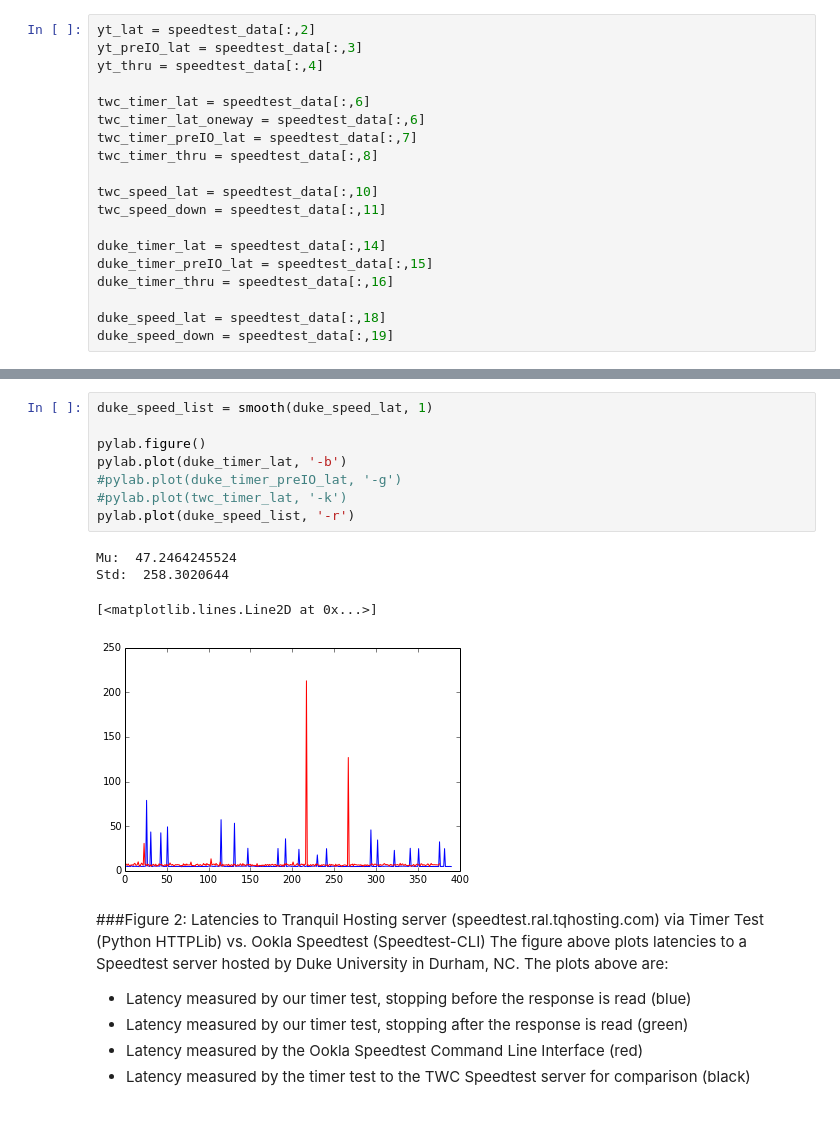
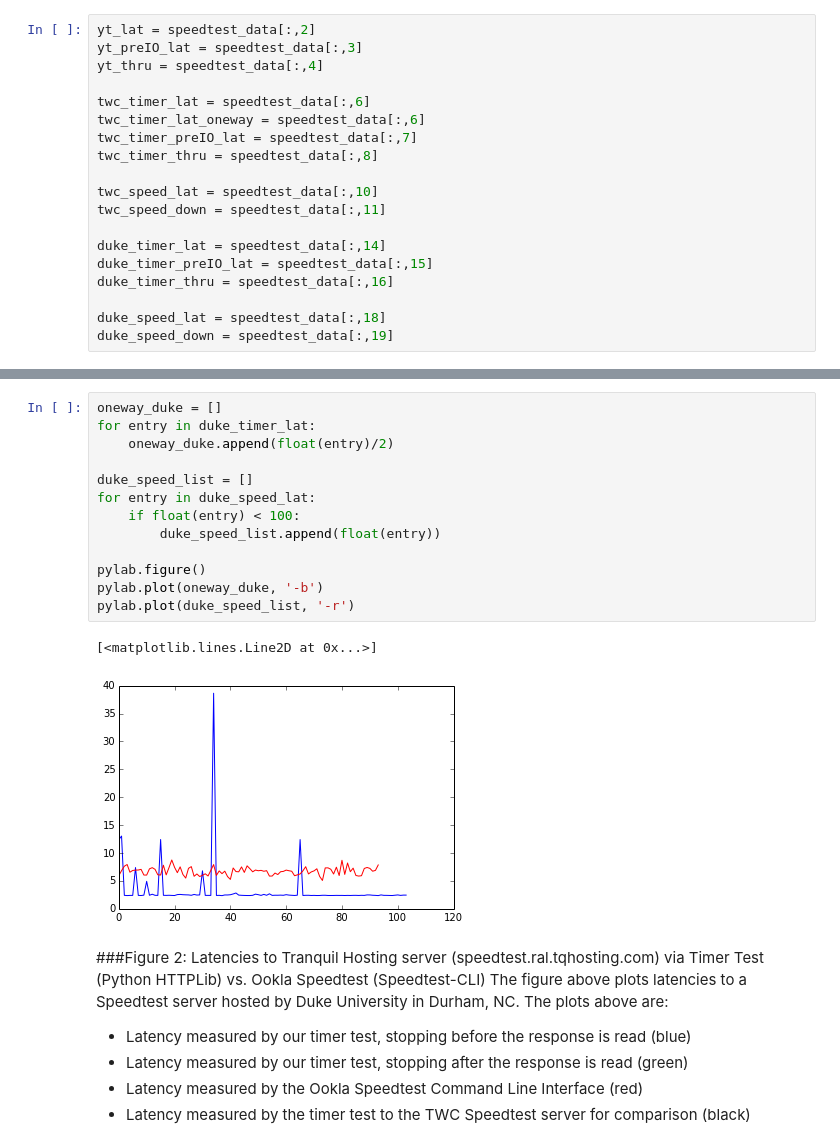
Before and after one commit to amirunpri2018/net-score, a Jupyter notebook: notebooks/Duke_test_data.ipynb, the cells around one changed output, grey strips where cells are left out. Cells and saved outputs as stored; diff of their text form; blank space fills up the shorter version.

```diff
--- a/notebooks/Duke_test_data.ipynb
+++ b/notebooks/Duke_test_data.ipynb
@@ -85,16 +85,19 @@ We notice that the latencies measured by the Ookla Speedtest-CLI are consistentl
-# %%
-duke_speed_list = smooth(duke_speed_lat, 1)
-
-pylab.figure()
-pylab.plot(duke_timer_lat, '-b')
-#pylab.plot(duke_timer_preIO_lat, '-g')
-#pylab.plot(twc_timer_lat, '-k')
-pylab.plot(duke_speed_list, '-r')
-# %% [output]
-Mu:  47.2464245524
-Std:  258.3020644
-[<matplotlib.lines.Line2D at 0x...>]
-[figure, removed]
+# %%
+oneway_duke = []
+for entry in duke_timer_lat:
+    oneway_duke.append(float(entry)/2)
+
+duke_speed_list = []
+for entry in duke_speed_lat:
+    if float(entry) < 100:
+        duke_speed_list.append(float(entry))
+
+pylab.figure()
+pylab.plot(oneway_duke, '-b')
+pylab.plot(duke_speed_list, '-r')
+# %% [output]
+[<matplotlib.lines.Line2D at 0x...>]
+[figure, added]
 # %% [markdown]
 ###Figure 2: Latencies to Tranquil Hosting server (speedtest.ral.tqhosting.com) via Timer Test (Python HTTPLib) vs. Ookla Speedtest (Speedtest-CLI)
 The figure above plots latencies to a Speedtest server hosted by Duke University in Durham, NC. The plots above are:
```
Also changed, not shown: parts of 6 cells of this notebook, 5 other files.
